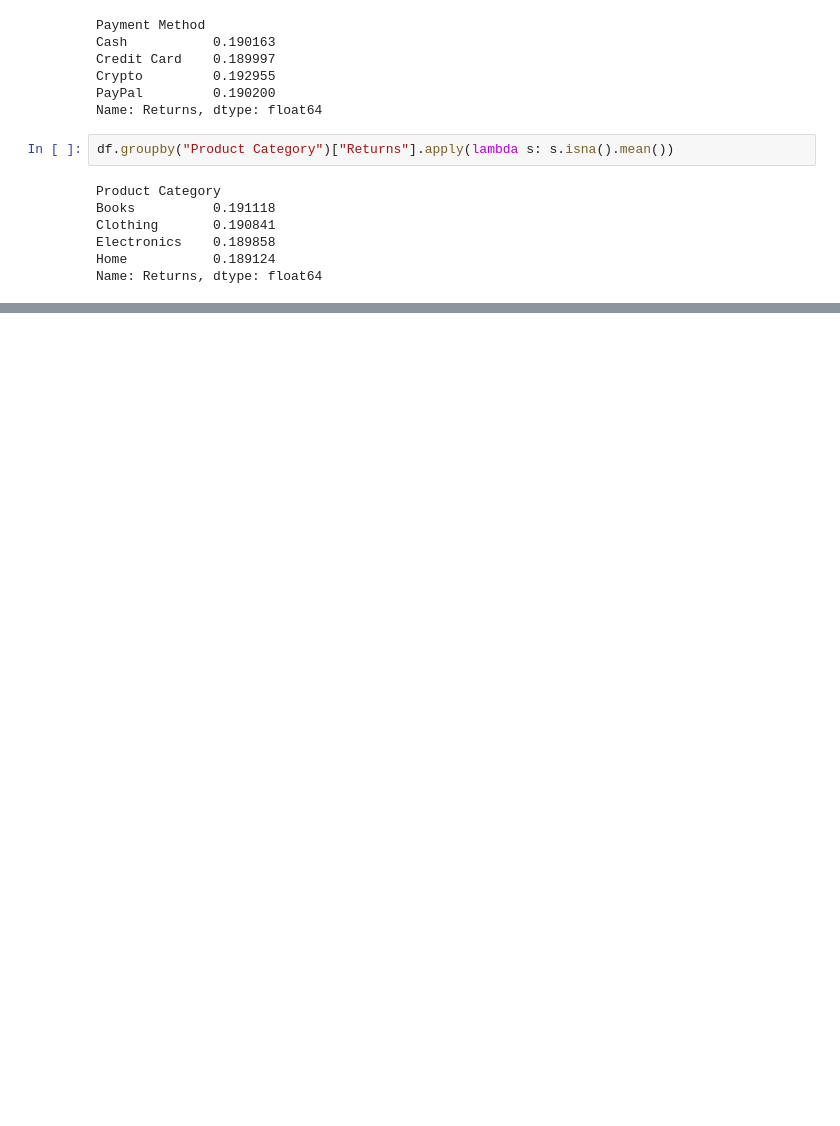
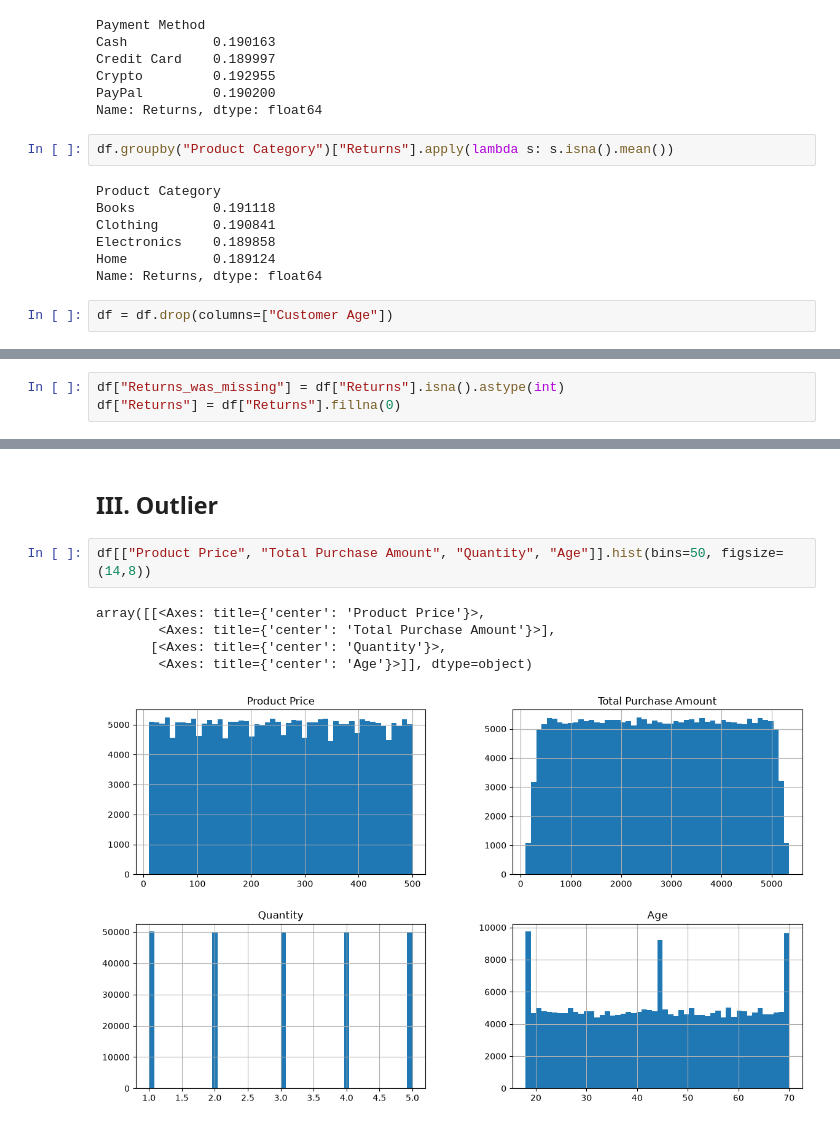
Before and after one commit to huybel2012/ds-ecommerce-customers, a Jupyter notebook: notebooks/01_data_cleaning.ipynb, the cells around one changed output, grey strips where cells are left out. Saved outputs shown, nothing was run; the diff lists cells and outputs as text; blank space fills up the shorter version.

```diff
--- a/notebooks/01_data_cleaning.ipynb
+++ b/notebooks/01_data_cleaning.ipynb
@@ -87,3 +86,5 @@ Clothing       0.190841
 Electronics    0.189858
 Home           0.189124
 Name: Returns, dtype: float64
+# %%
+df = df.drop(columns=["Customer Age"])
@@ -89,0 +108,3 @@ Name: Returns, dtype: float64
+# %%
+df["Returns_was_missing"] = df["Returns"].isna().astype(int)
+df["Returns"] = df["Returns"].fillna(0)
@@ -89,0 +128,10 @@ Name: Returns, dtype: float64
+# %% [markdown]
+## III. Outlier
+# %%
+df[["Product Price", "Total Purchase Amount", "Quantity", "Age"]].hist(bins=50, figsize=(14,8))
+# %% [output]
+array([[<Axes: title={'center': 'Product Price'}>,
+        <Axes: title={'center': 'Total Purchase Amount'}>],
+       [<Axes: title={'center': 'Quantity'}>,
+        <Axes: title={'center': 'Age'}>]], dtype=object)
+[figure, added]
```
Also changed, not shown: parts of 22 cells of this notebook, 3 other files.
